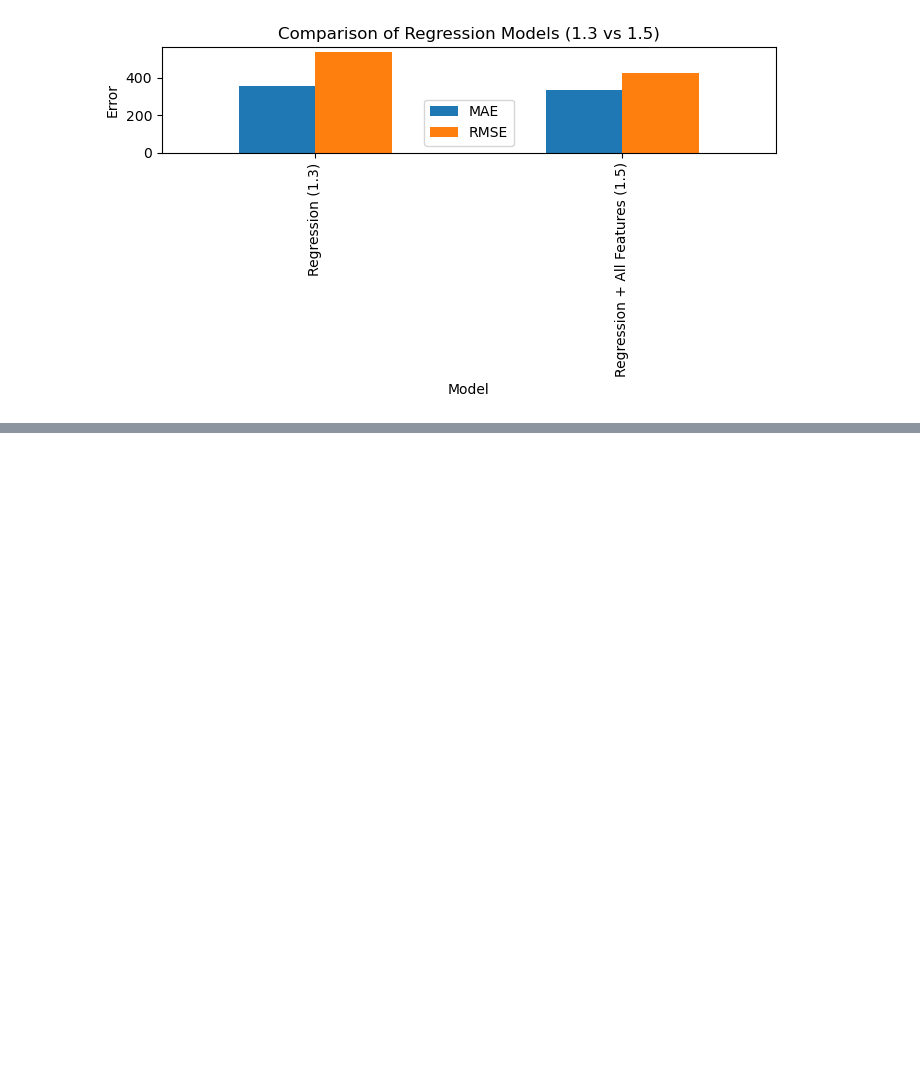
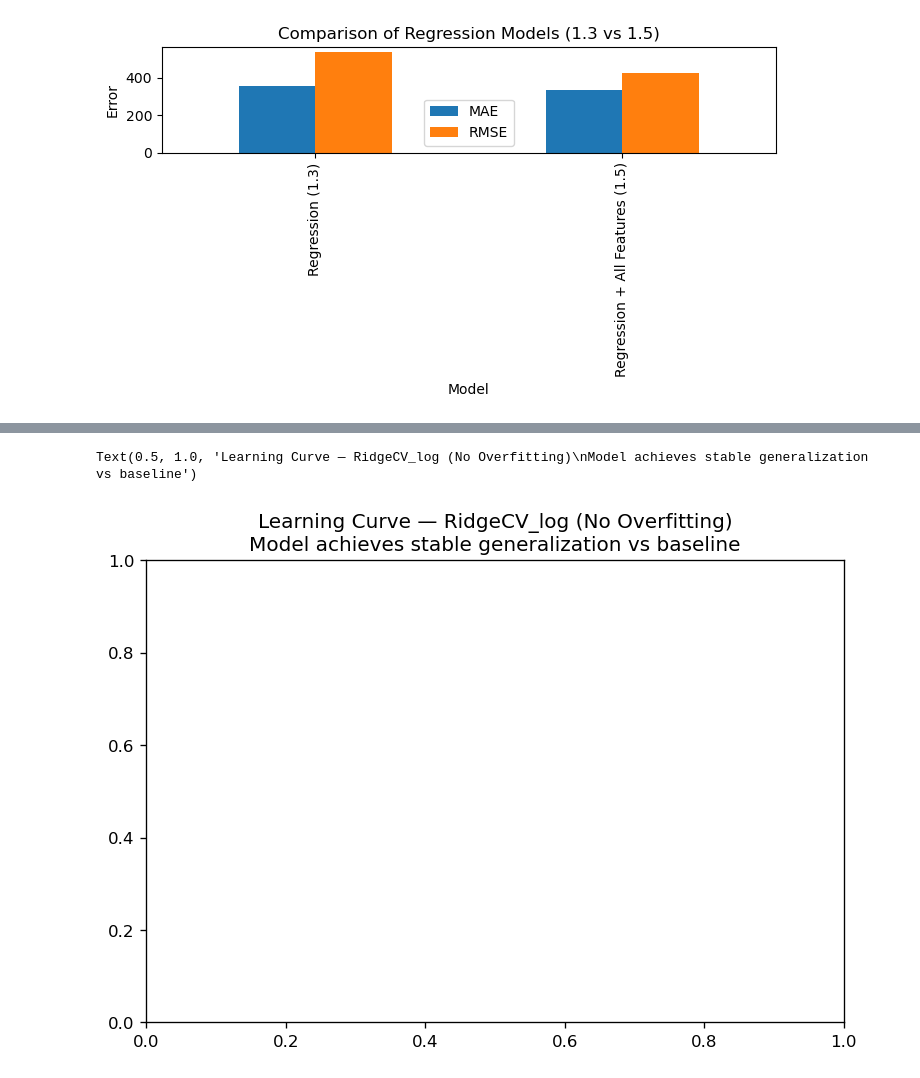
Before and after one commit to totam2112-ship-it/TamTo_Assignment3, a Jupyter notebook: TamTo_Assignment3.ipynb, the cells around one changed output, grey strips where cells are left out. Cells and saved outputs as stored; diff of their text form; code cells hidden in the pictures; blank space fills up the shorter version.

```diff
--- a/TamTo_Assignment3.ipynb
+++ b/TamTo_Assignment3.ipynb
@@ -1124,0 +1312,5 @@ plt.show()
+# %%
+plt.title("Learning Curve — RidgeCV_log (No Overfitting)\nModel achieves stable generalization vs baseline")
+# %% [output]
+Text(0.5, 1.0, 'Learning Curve — RidgeCV_log (No Overfitting)\nModel achieves stable generalization vs baseline')
+[figure, added]
```
Also changed, not shown: parts of 8 cells of this notebook, 2 other files.
